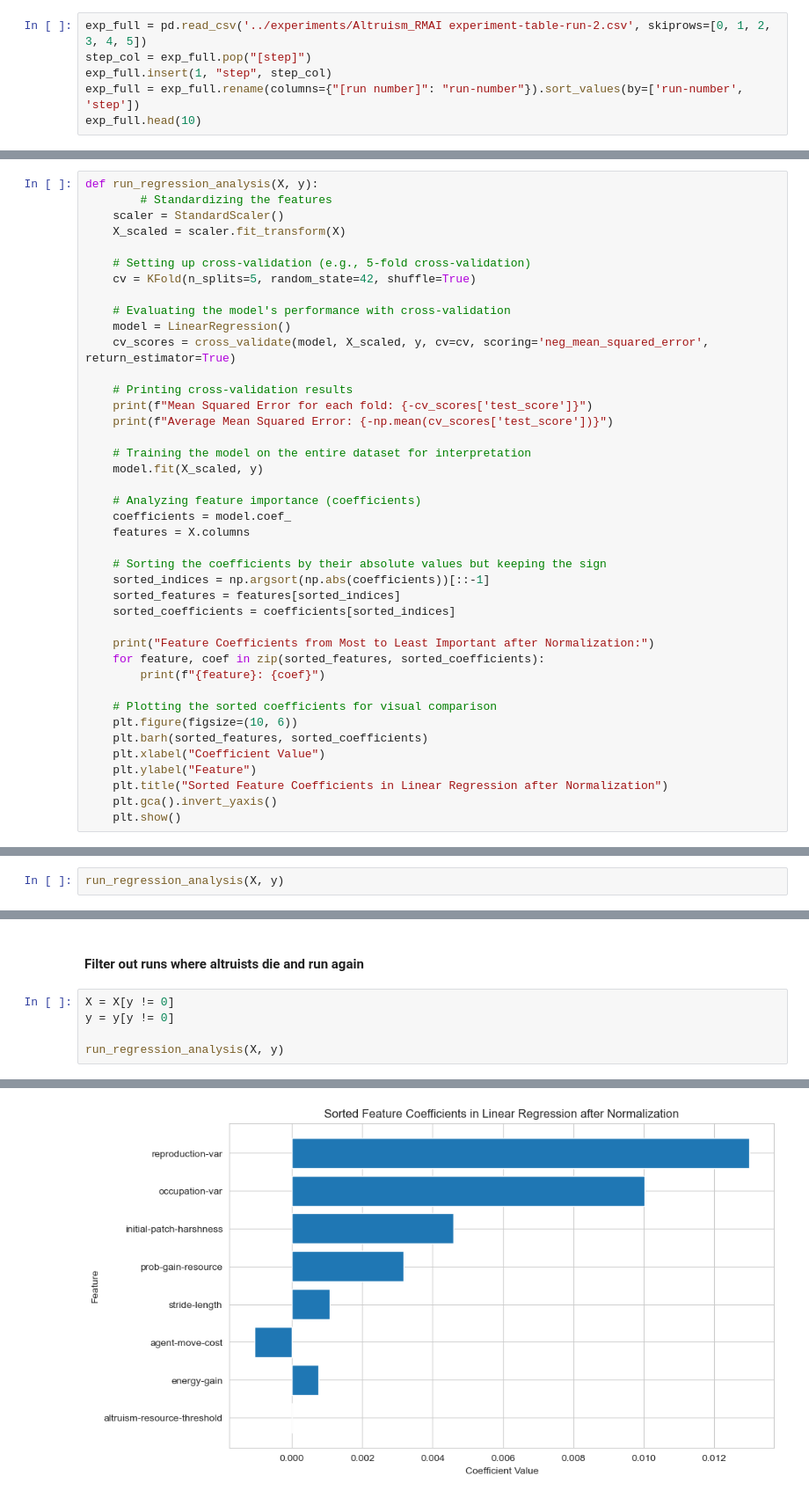
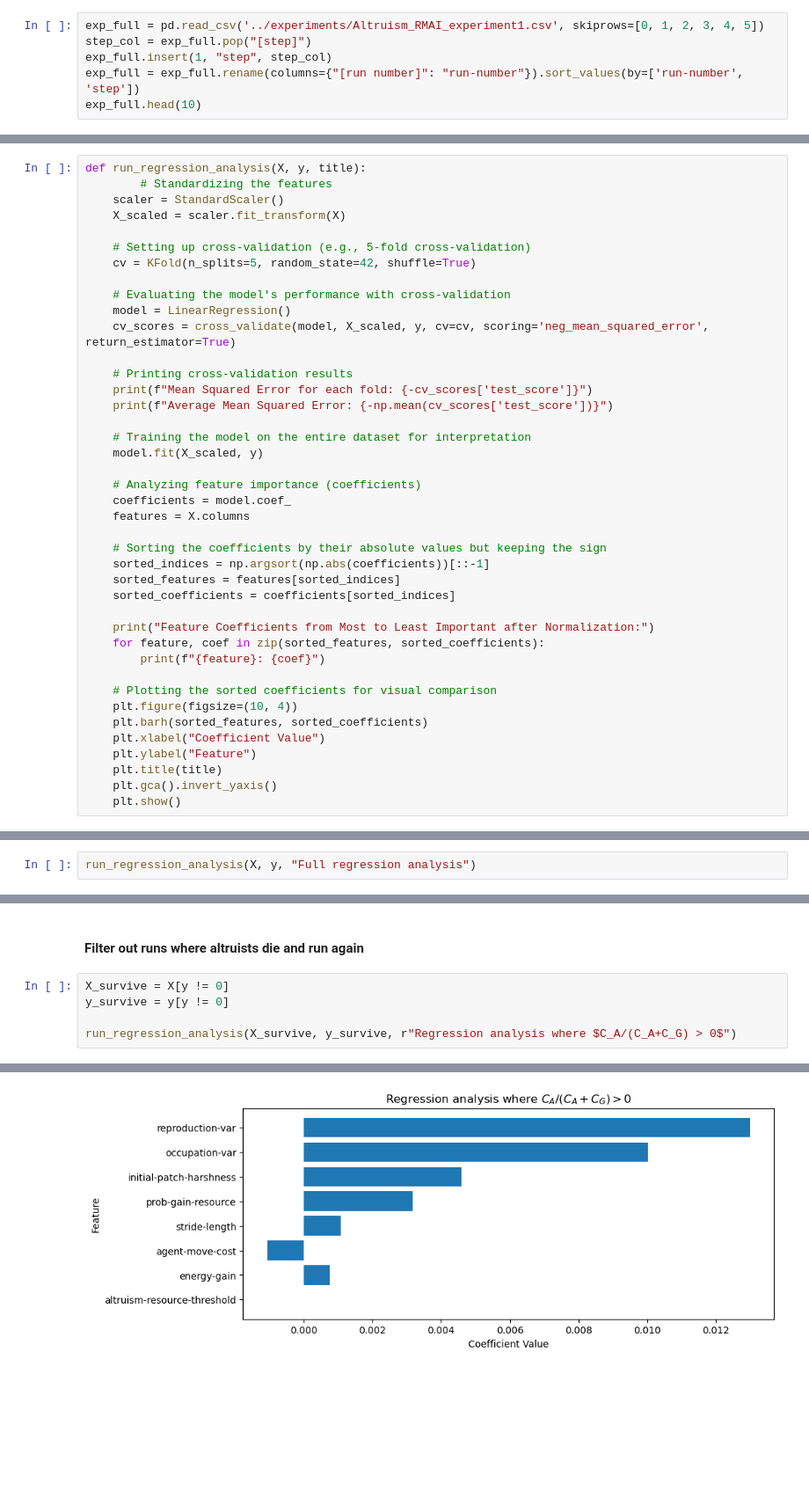
Before and after one commit to Janko-dev/altruism_netlogo, a Jupyter notebook: notebooks/exp1_sensitivity-analysis-regression.ipynb, the cells around one changed output, grey strips where cells are left out. Shown at 88% size. Saved outputs shown, nothing was run; the diff lists cells and outputs as text; blank space fills up the shorter version.

```diff
--- a/notebooks/exp1_sensitivity-analysis-regression.ipynb
+++ b/notebooks/exp1_sensitivity-analysis-regression.ipynb
@@ -14,7 +14,7 @@ if not Path("images").exists():
     Path("images").mkdir(parents=True)
 warnings.filterwarnings('ignore')
 # %%
-exp_full = pd.read_csv('../experiments/Altruism_RMAI experiment-table-run-2.csv', skiprows=[0, 1, 2, 3, 4, 5])
+exp_full = pd.read_csv('../experiments/Altruism_RMAI_experiment1.csv', skiprows=[0, 1, 2, 3, 4, 5])
 step_col = exp_full.pop("[step]")
 exp_full.insert(1, "step", step_col)
 exp_full = exp_full.rename(columns={"[run number]": "run-number"}).sort_values(by=['run-number', 'step'])
@@ -92,7 +92,7 @@ exp = exp.drop(columns=['count altruism-agents', 'count greedy-agents']).set_ind
 y = exp.pop('altruism_ratio')
 X = exp[varying_inputs]
 # %%
-def run_regression_analysis(X, y):
+def run_regression_analysis(X, y, title):
         # Standardizing the features
     scaler = StandardScaler()
     X_scaled = scaler.fit_transform(X)
@@ -125,10 +125,10 @@ def run_regression_analysis(X, y):
         print(f"{feature}: {coef}")
 
     # Plotting the sorted coefficients for visual comparison
-    plt.figure(figsize=(10, 6))
+    plt.figure(figsize=(10, 4))
     plt.barh(sorted_features, sorted_coefficients)
     plt.xlabel("Coefficient Value")
     plt.ylabel("Feature")
-    plt.title("Sorted Feature Coefficients in Linear Regression after Normalization")
+    plt.title(title)
     plt.gca().invert_yaxis()
     plt.show()
@@ -135,5 +137,5 @@ def run_regression_analysis(X, y):
 # %%
-run_regression_analysis(X, y)
+run_regression_analysis(X, y, "Full regression analysis")
 # %% [output]
 Mean Squared Error for each fold: [0.01069828 0.01087882 0.01047338 0.01055568 0.01104735]
 Average Mean Squared Error: 0.010730702889253499
@@ -150,9 +152,9 @@ energy-gain: 0.00020732348705115836
 # %% [markdown]
 #### Filter out runs where altruists die and run again
 # %%
-X = X[y != 0]
-y = y[y != 0]
+X_survive = X[y != 0]
+y_survive = y[y != 0]
 
-run_regression_analysis(X, y)
+run_regression_analysis(X_survive, y_survive, r"Regression analysis where $C_A/(C_A+C_G) > 0$")
 # %% [output]
 Mean Squared Error for each fold: [0.00977185 0.00933099 0.00819633 0.00843175 0.00831364]
@@ -168,2 +170,2 @@ energy-gain: 0.0007561643823898573
 altruism-resource-threshold: 0.0
-[figure, old version]
+[figure, new version]
```
Also changed, not shown: parts of 3 cells of this notebook, 3 other files.
